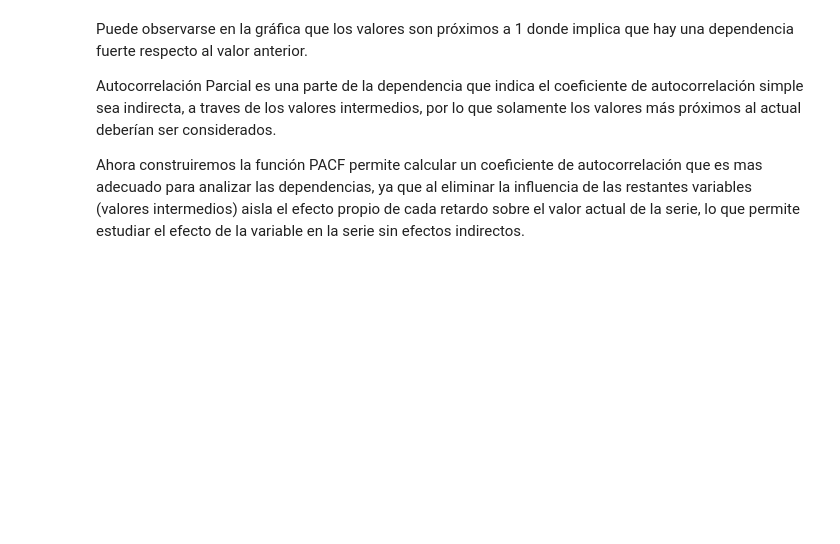
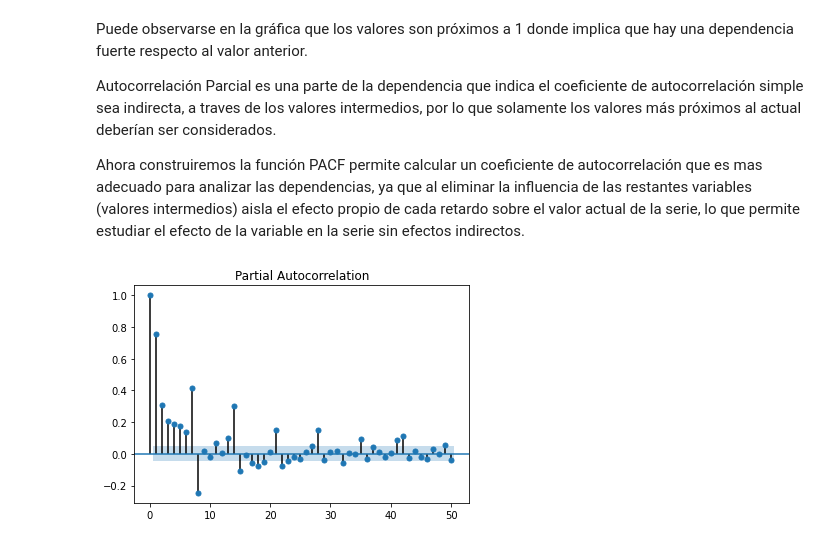
Before and after one commit to CHRISTIANDAGATTI/Mentoria_Series_Temporales, a Jupyter notebook: 20220521_TP1_analisis_y_visualizacion.ipynb, the cells around one changed output. Saved outputs shown, nothing was run; the diff lists cells and outputs as text; code cells hidden in the pictures; blank space fills up the shorter version.

```diff
--- a/20220521_TP1_analisis_y_visualizacion.ipynb
+++ b/20220521_TP1_analisis_y_visualizacion.ipynb
@@ -644,9 +644,12 @@ Autocorrelación Parcial es una parte de la dependencia que indica el coeficient
 
 Ahora construiremos la función PACF permite calcular un coeficiente de autocorrelación que es mas adecuado para analizar las dependencias, ya que al eliminar la influencia de las restantes variables (valores intermedios) aisla el efecto propio de cada retardo sobre el valor actual de la serie, lo que permite estudiar el efecto de la variable en la serie sin efectos indirectos.
 # %%
-df_pacf = stores['Store 51']+stores['Store 13']+stores['Store 23']+stores['Store 5']+stores['Store 7']+stores['Store 50']+stores['Store 26']+stores['Store 49']+stores['Store 8']+stores['Store 39']
+df_pacf = df_stores['Store 51']+df_stores['Store 13']+df_stores['Store 23']+df_stores['Store 5']+df_stores['Store 7']
+#+df_stores['Store 50']+df_stores['Store 26']+df_stores['Store 49']+df_stores['Store 8']+df_stores['Store 39']
 #df_pacf = stores['Store 51']
 #df_pacf = df.index <= '2015-12-31' #& df.index >= '2015-01-01'
 pacf=plot_pacf(df_acf, lags=50)
+# %% [output]
+[figure, added]
 # %%
 #df['Store 51']+df['Store 13']+df['Store 23']+df['Store 5']+df['Store 7']+df['Store 50']+df['Store 26']+df['Store 49']+df['Store 8']+df['Store 39']
```
Also changed, not shown: parts of 1 cell of this notebook.
